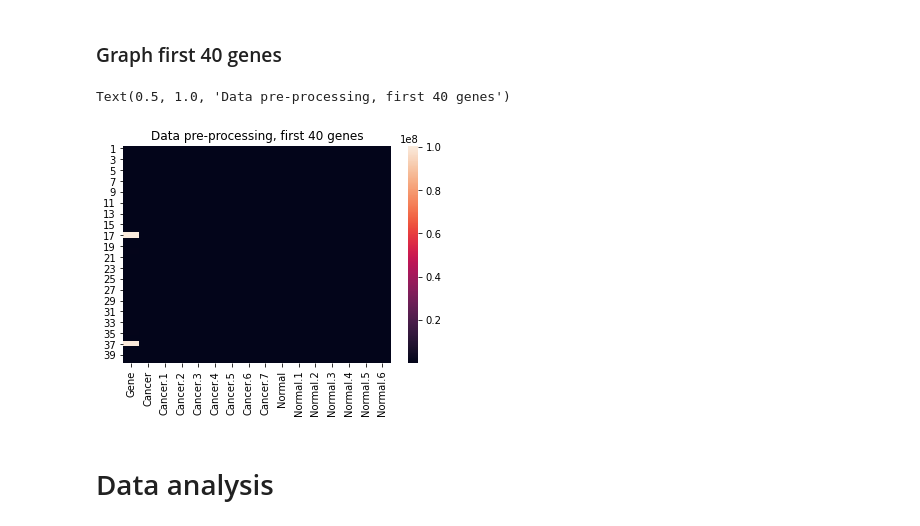
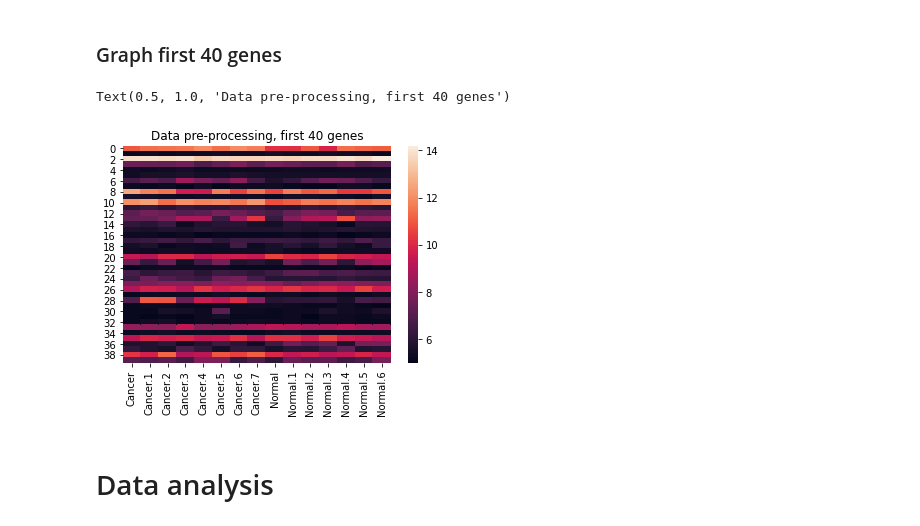
Before and after one commit to mzamayias/uni-work, a Jupyter notebook: lab/assignments/assignment_1/assignment_1.ipynb, the cells around one changed output. Drawn from its saved outputs; the diff is of its cells as text; code cells hidden in the pictures.

```diff
--- a/lab/assignments/assignment_1/assignment_1.ipynb
+++ b/lab/assignments/assignment_1/assignment_1.ipynb
@@ -14,11 +13,11 @@ genes_to_analyse = pd.read_csv("http://139.91.190.186/tei/bioinformatics/assignm
 # %% [markdown]
 ### Graph first 40 genes
 # %%
-data_preprocessing_plot = sns.heatmap(genes_to_analyse.iloc[1:41])
+data_preprocessing_plot = sns.heatmap(genes_to_analyse.iloc[:40, 1:])
 data_preprocessing_plot.set_title("Data pre-processing, first 40 genes")
 # %% [output]
 Text(0.5, 1.0, 'Data pre-processing, first 40 genes')
-[figure, old version]
+[figure, new version]
 # %% [markdown]
 # Data analysis
 # %% [markdown]
```
Also changed, not shown: parts of 8 cells of this notebook.
